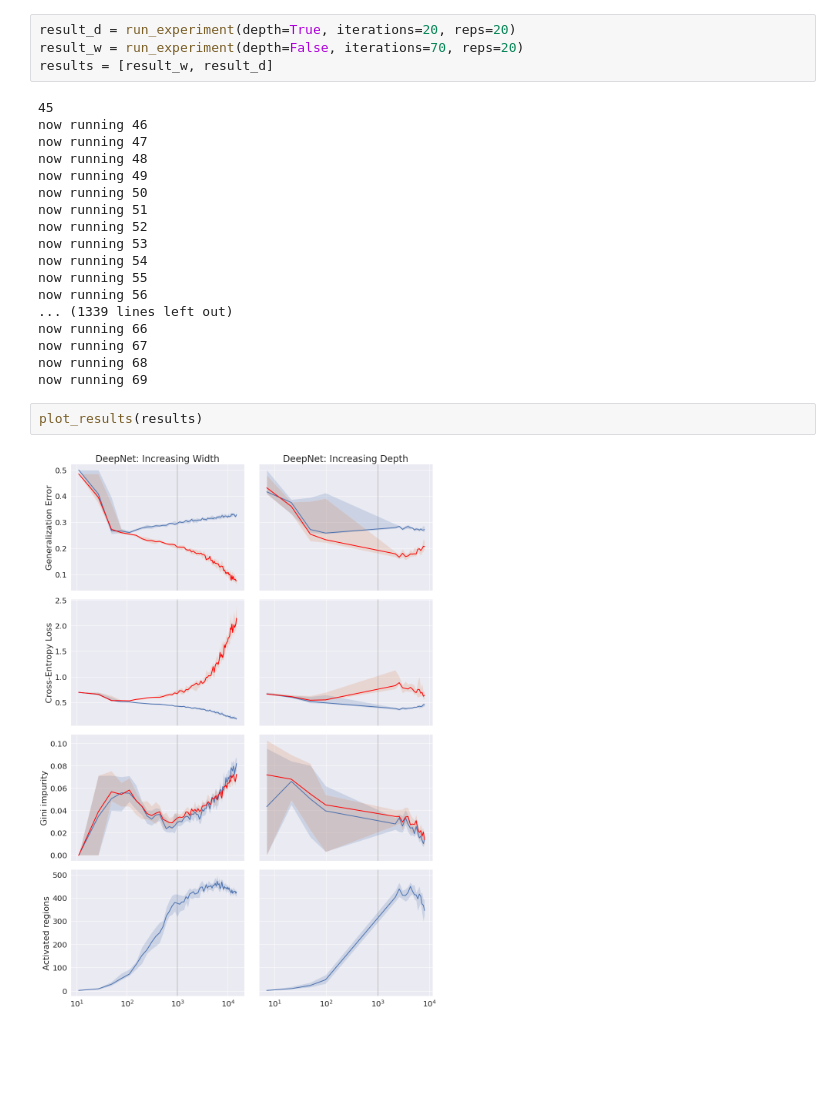
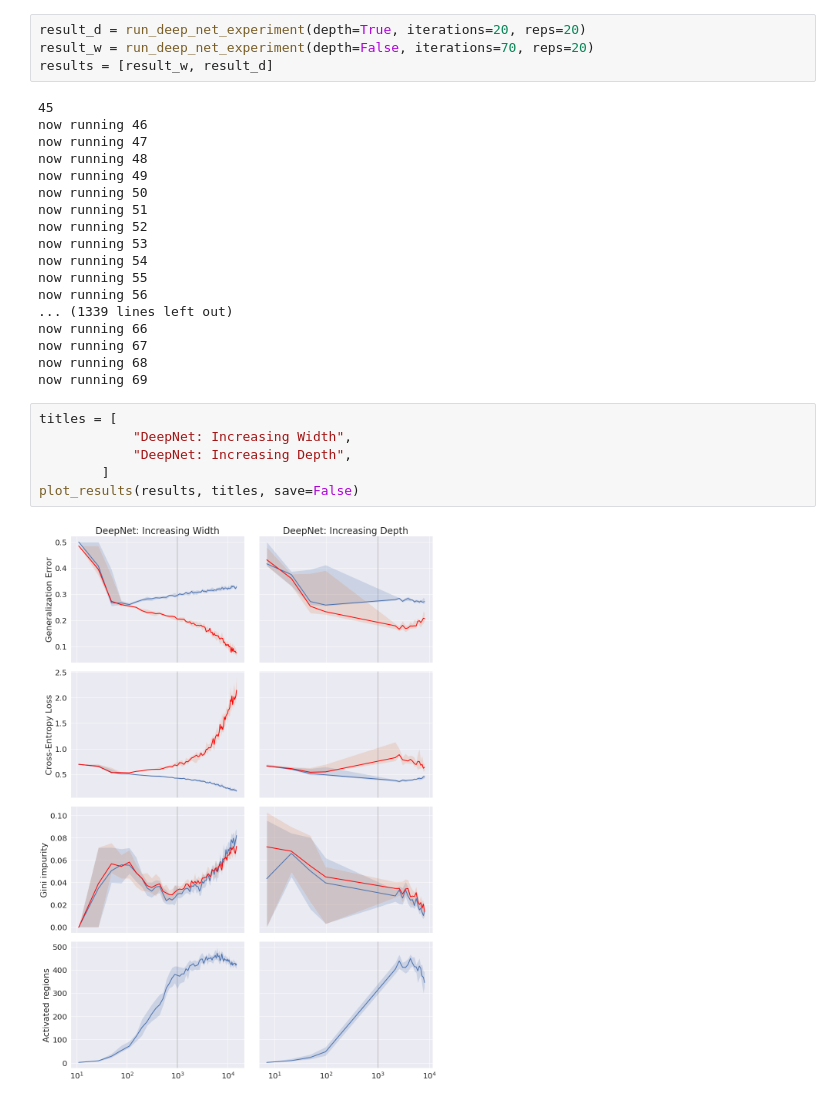
Before and after one commit to neurodata/partition_decode, a Jupyter notebook: notebooks/DN_notebook.ipynb, the cells around one changed output. Cells and saved outputs as stored; diff of their text form; blank space fills up the shorter version.

```diff
--- a/notebooks/DN_notebook.ipynb
+++ b/notebooks/DN_notebook.ipynb
@@ -7,8 +7,8 @@ from functions import run_experiment, plot_results
 
 # from plots import plot_results
 # %%
-result_d = run_experiment(depth=True, iterations=20, reps=20)
-result_w = run_experiment(depth=False, iterations=70, reps=20)
+result_d = run_deep_net_experiment(depth=True, iterations=20, reps=20)
+result_w = run_deep_net_experiment(depth=False, iterations=70, reps=20)
 results = [result_w, result_d]
 # %% [output]
 45
@@ -28,7 +28,11 @@ now running 66
 now running 67
 now running 68
 now running 69
-# %%
-plot_results(results)
-# %% [output]
-[figure, removed]
+# %%
+titles = [
+            "DeepNet: Increasing Width",
+            "DeepNet: Increasing Depth",
+        ]
+plot_results(results, titles, save=False)
+# %% [output]
+[figure, added]
```
Also changed, not shown: parts of 1 cell of this notebook, 8 other files.
